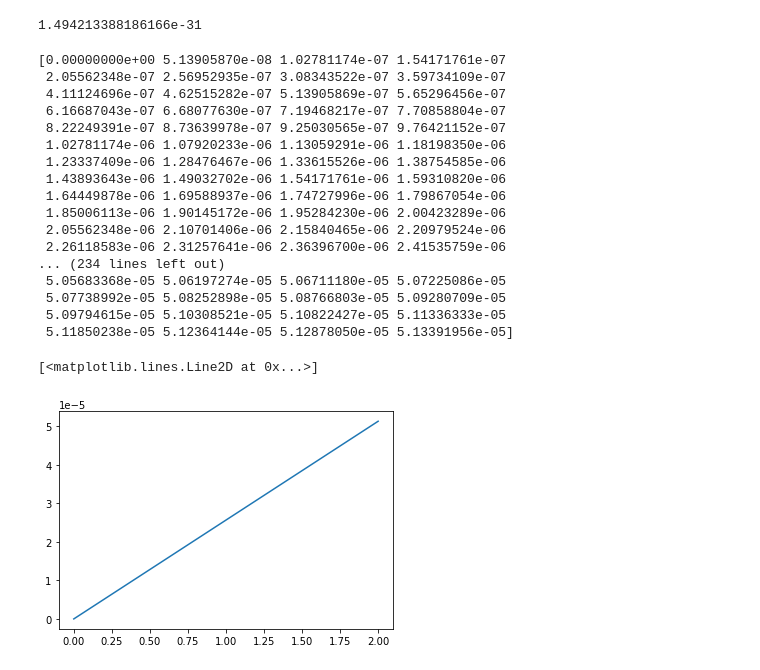
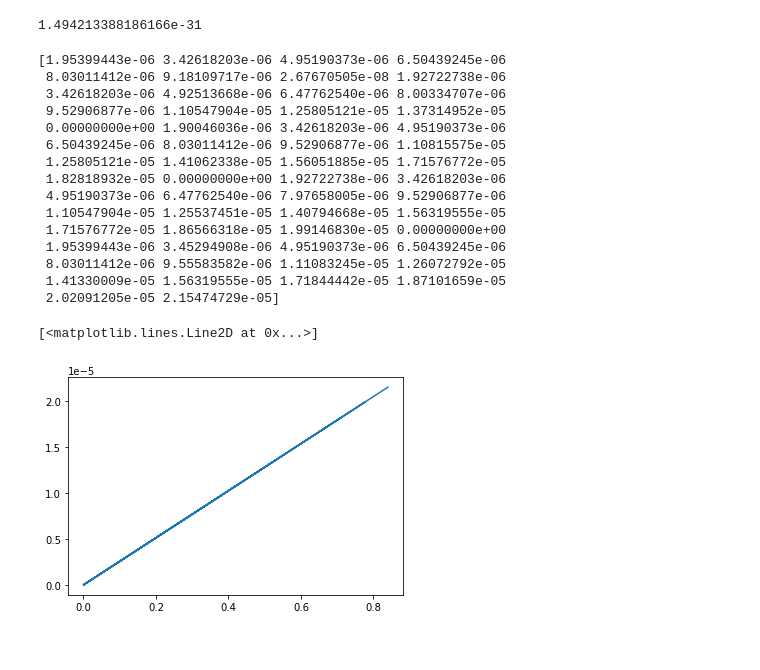
Before and after one commit to NGFC-Lib/NGFC-Lib, a Jupyter notebook: jupyter/Python_IV_Curve/2_IV_Model_Update/Match_Experimental_Data/BV_models_Errors.ipynb, the cells around one changed output. Drawn from its saved outputs; the diff is of its cells as text; code cells hidden in the pictures.

```diff
--- a/jupyter/Python_IV_Curve/2_IV_Model_Update/Match_Experimental_Data/BV_models_Errors.ipynb
+++ b/jupyter/Python_IV_Curve/2_IV_Model_Update/Match_Experimental_Data/BV_models_Errors.ipynb
@@ -55,0 +94,5 @@ BV_1[3]
+# %%
+BV_3J = np.zeros(len(J_JM))
+BV_3_5J = np.zeros(len(J_JM))
+BV_4J = np.zeros(len(J_JM))
+BV_5J = np.zeros(len(J_JM))
@@ -55,0 +123,20 @@ BV_1[3]
+# %%
+for i in range(len(BV_5J)):
+    V_JM= IV_model.IV_new_5(Toper+273.15,Toper+273.15,J_JM[i],
+                    pO2air,pN2air,pH2,pH2O,pCO,pCO2,pCH4,pN2,pSys,
+                    J5[0], J5[1], J5[2],
+                    J5[3], J5[4], 0.1, 4.51e-5,
+                    True,J5[5],J5[6])
+    BV_5J[i]=V_JM[3]
+# %%
+
+
+Vact = np.linspace(0,0.5,20)
+J=np.zeros(len(Vact))
+BV_prexp=5639/5000
+BV_Eact=79616/10000
+BV_alpha=0.43236
+i0=BV_prexp*math.exp(-BV_Eact)
+
+for i in range(len(J)):
+    J[i]=-i0*(math.exp(-BV_alpha*2*Vact[i]*F/R/Tk)-math.exp((1-BV_alpha)*Vact[i]*2*F/R/Tk))
@@ -97,51 +197,38 @@ i0
 # %% [output]
 2.692521875959929e-35
 1.494213388186166e-31
-# %%
-J=np.linspace(0,2,1000)
-
-# environment parameters
-R=8.314
-F=96485.0
-
-oT =700+273.15      #Temperature oxidant (K)
-fT =700+273.15      #Temperature fuel (K)
-Tk=(oT+fT)/2.0
-Tc=Tk-273.0
 # %%
 #PNNL Original Model
 BV_prexp=9.6620275
 BV_Eact=3.35955954
 BV_alpha=0.48646415
 i0=BV_prexp*math.exp(-BV_Eact)
-BV=np.zeros(len(J))
+BV=np.zeros(len(J_JM))
 
-for i in range(len(J)):
-    BV[i]=(R*Tk/BV_alpha/F)*math.log((J[i]/2.0/(i0*10000))+math.sqrt((J[i]/2.0/(i0*10000))**2+1))
+for i in range(len(J_JM)):
+    BV[i]=(R*Tk/BV_alpha/F)*math.log((J_JM[i]/2.0/(i0*10000))+math.sqrt((J_JM[i]/2.0/(i0*10000))**2+1))
 
 print(BV)
 
-plt.plot(J,BV)
+plt.plot(J_JM,BV)
 # %% [output]
-[0.00000000e+00 5.13905870e-08 1.02781174e-07 1.54171761e-07
- 2.05562348e-07 2.56952935e-07 3.08343522e-07 3.59734109e-07
- 4.11124696e-07 4.62515282e-07 5.13905869e-07 5.65296456e-07
- 6.16687043e-07 6.68077630e-07 7.19468217e-07 7.70858804e-07
- 8.22249391e-07 8.73639978e-07 9.25030565e-07 9.76421152e-07
- 1.02781174e-06 1.07920233e-06 1.13059291e-06 1.18198350e-06
- 1.23337409e-06 1.28476467e-06 1.33615526e-06 1.38754585e-06
- 1.43893643e-06 1.49032702e-06 1.54171761e-06 1.59310820e-06
- 1.64449878e-06 1.69588937e-06 1.74727996e-06 1.79867054e-06
- 1.85006113e-06 1.90145172e-06 1.95284230e-06 2.00423289e-06
- 2.05562348e-06 2.10701406e-06 2.15840465e-06 2.20979524e-06
- 2.26118583e-06 2.31257641e-06 2.36396700e-06 2.41535759e-06
-... (234 lines left out)
- 5.05683368e-05 5.06197274e-05 5.06711180e-05 5.07225086e-05
- 5.07738992e-05 5.08252898e-05 5.08766803e-05 5.09280709e-05
- 5.09794615e-05 5.10308521e-05 5.10822427e-05 5.11336333e-05
- 5.11850238e-05 5.12364144e-05 5.12878050e-05 5.13391956e-05]
+[1.95399443e-06 3.42618203e-06 4.95190373e-06 6.50439245e-06
+ 8.03011412e-06 9.18109717e-06 2.67670505e-08 1.92722738e-06
+ 3.42618203e-06 4.92513668e-06 6.47762540e-06 8.00334707e-06
+ 9.52906877e-06 1.10547904e-05 1.25805121e-05 1.37314952e-05
+ 0.00000000e+00 1.90046036e-06 3.42618203e-06 4.95190373e-06
+ 6.50439245e-06 8.03011412e-06 9.52906877e-06 1.10815575e-05
+ 1.25805121e-05 1.41062338e-05 1.56051885e-05 1.71576772e-05
+ 1.82818932e-05 0.00000000e+00 1.92722738e-06 3.42618203e-06
+ 4.95190373e-06 6.47762540e-06 7.97658005e-06 9.52906877e-06
+ 1.10547904e-05 1.25537451e-05 1.40794668e-05 1.56319555e-05
+ 1.71576772e-05 1.86566318e-05 1.99146830e-05 0.00000000e+00
+ 1.95399443e-06 3.45294908e-06 4.95190373e-06 6.50439245e-06
+ 8.03011412e-06 9.55583582e-06 1.11083245e-05 1.26072792e-05
+ 1.41330009e-05 1.56319555e-05 1.71844442e-05 1.87101659e-05
+ 2.02091205e-05 2.15474729e-05]
 [<matplotlib.lines.Line2D at 0x...>]
-[figure, old version]
+[figure, new version]
 # %%
 #Same as PNNL original model in hyperbolic #perform speed testing on the calculation
 i0=BV_prexp*math.exp(-BV_Eact/R/Tk)
```
Also changed, not shown: parts of 15 cells of this notebook, 2 other files.
